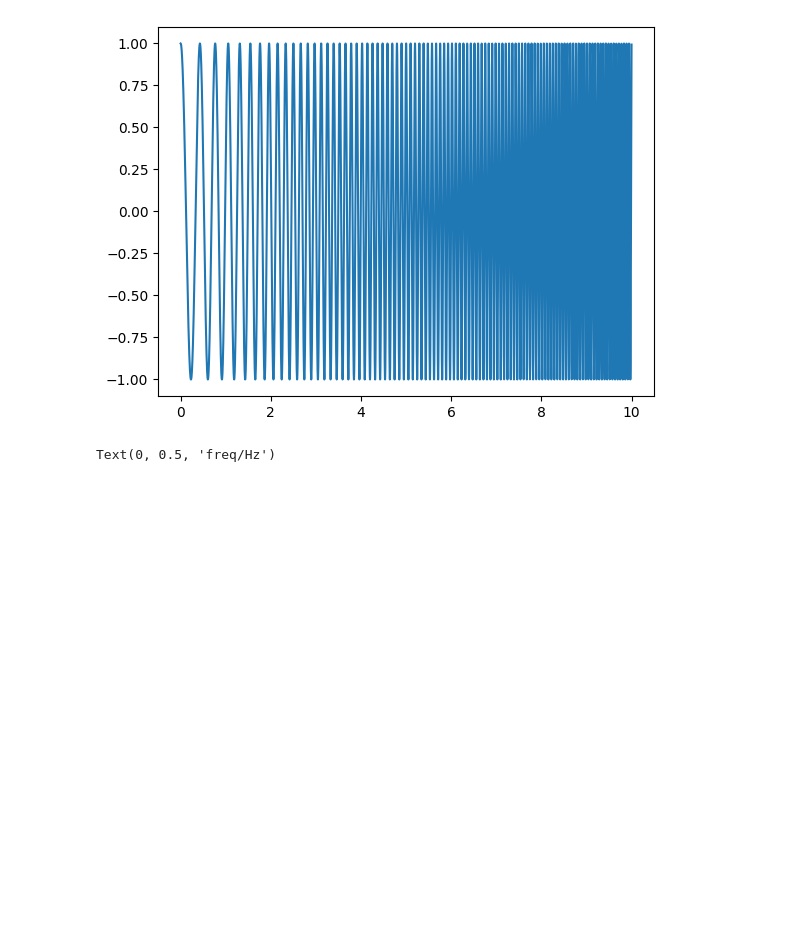
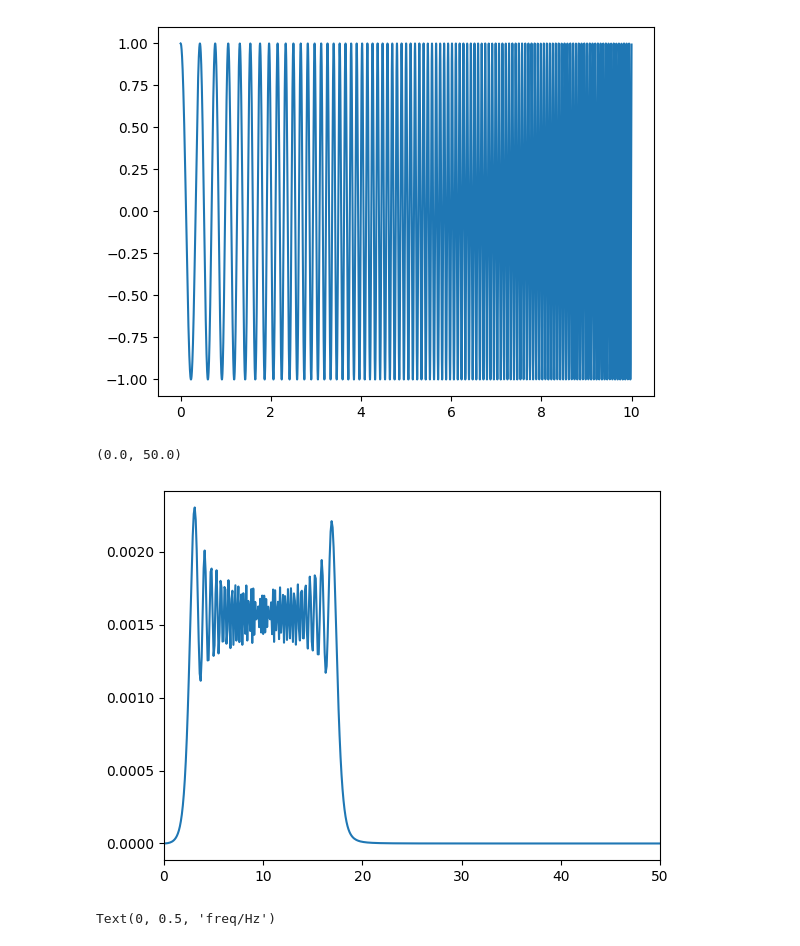
Before and after one commit to AlexMa123/BIU_Computational_physics_2023, a Jupyter notebook: Lecture5 - TimeSeries.ipynb, the cells around one changed output. Cells and saved outputs as stored; diff of their text form; code cells hidden in the pictures; blank space fills up the shorter version.

```diff
--- a/Lecture5 - TimeSeries.ipynb
+++ b/Lecture5 - TimeSeries.ipynb
@@ -370,6 +373,17 @@ plt.plot(t, chirp_signal)
 # %% [output]
 [<matplotlib.lines.Line2D at 0x...>]
 [figure]
+# %%
+fft_result = np.fft.rfft(chirp_signal[::])
+freqs = np.arange(0, 1000, 1000 / chirp_signal.size)[:fft_result.size]
+df = freqs[1] - freqs[0]
+spectrum = np.abs(fft_result) ** 2 / chirp_signal.size / chrip_signal.size
+
+plt.plot(freqs, spectrum)
+plt.xlim(0, 50)
+# %% [output]
+(0.0, 50.0)
+[figure, added]
 # %%
 f, t, sxx = signal.spectrogram(chirp_signal, fs=1000, nperseg=1024, noverlap=512, window='boxcar')
 plt.pcolormesh(t, f, sxx, shading='gouraud')
```
Also changed, not shown: parts of 5 cells of this notebook.
